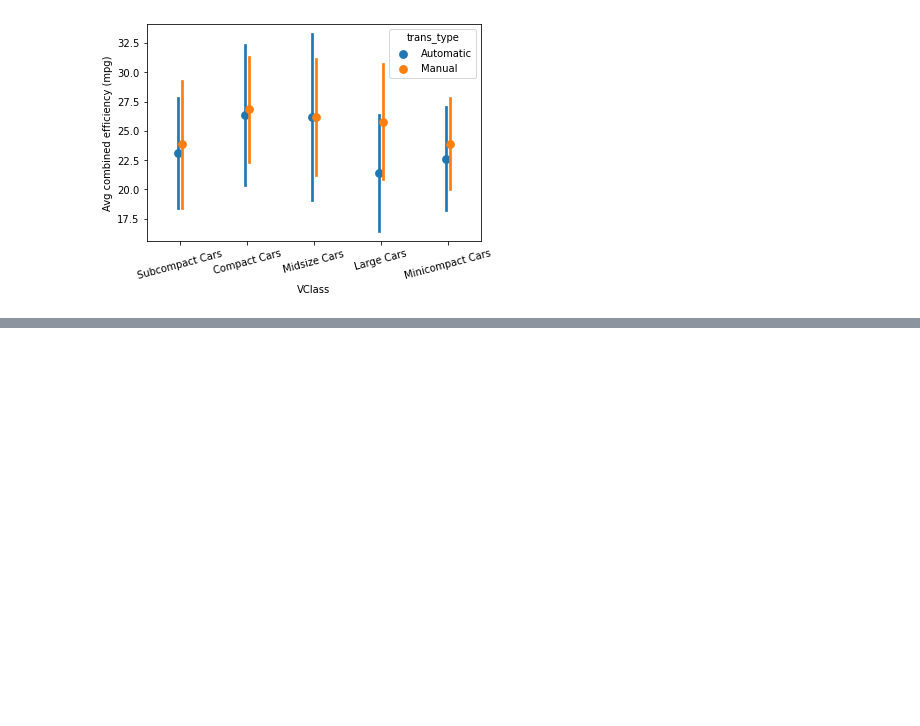
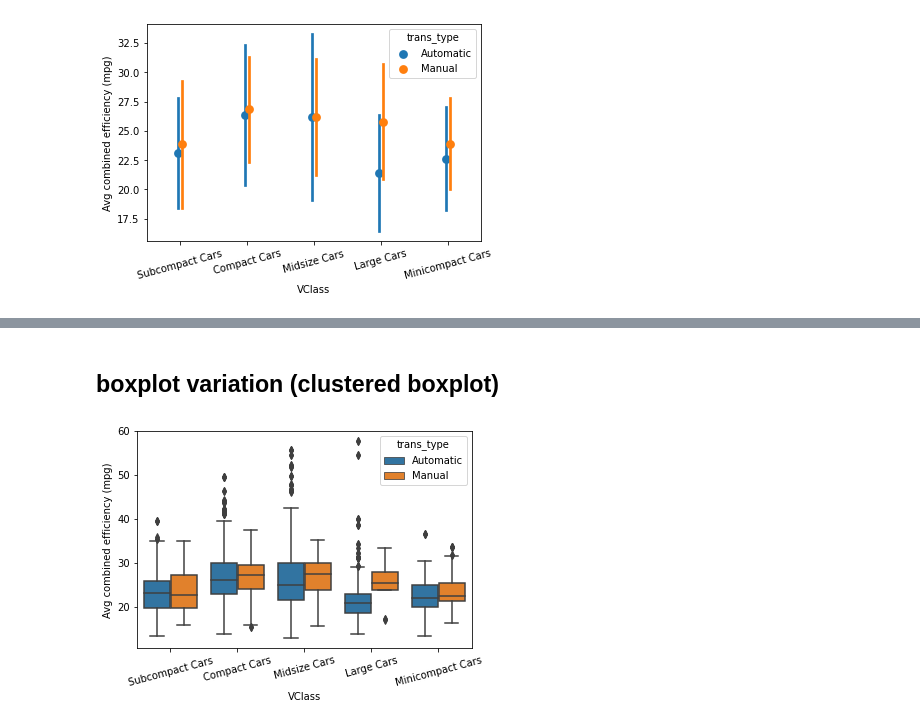
Before and after one commit to JESurzyn/data_analysis_udacity, a Jupyter notebook: data_viz/multivariate_practice/Adaptations_of_bivariate_plots.ipynb, the cells around one changed output, grey strips where cells are left out. Saved outputs shown, nothing was run; the diff lists cells and outputs as text; code cells hidden in the pictures; blank space fills up the shorter version.

```diff
--- a/data_viz/multivariate_practice/Adaptations_of_bivariate_plots.ipynb
+++ b/data_viz/multivariate_practice/Adaptations_of_bivariate_plots.ipynb
@@ -35,0 +44,8 @@ plt.ylabel('Avg combined efficiency (mpg)');
+# %% [markdown]
+## boxplot variation (clustered boxplot)
+# %%
+sns.boxplot(data=fuel_econ, x='VClass', y='comb', hue='trans_type');
+plt.xticks(rotation=15)
+plt.ylabel('Avg combined efficiency (mpg)');
+# %% [output]
+[figure, added]
```
Also changed, not shown: parts of 18 cells of this notebook, 2 other files.
